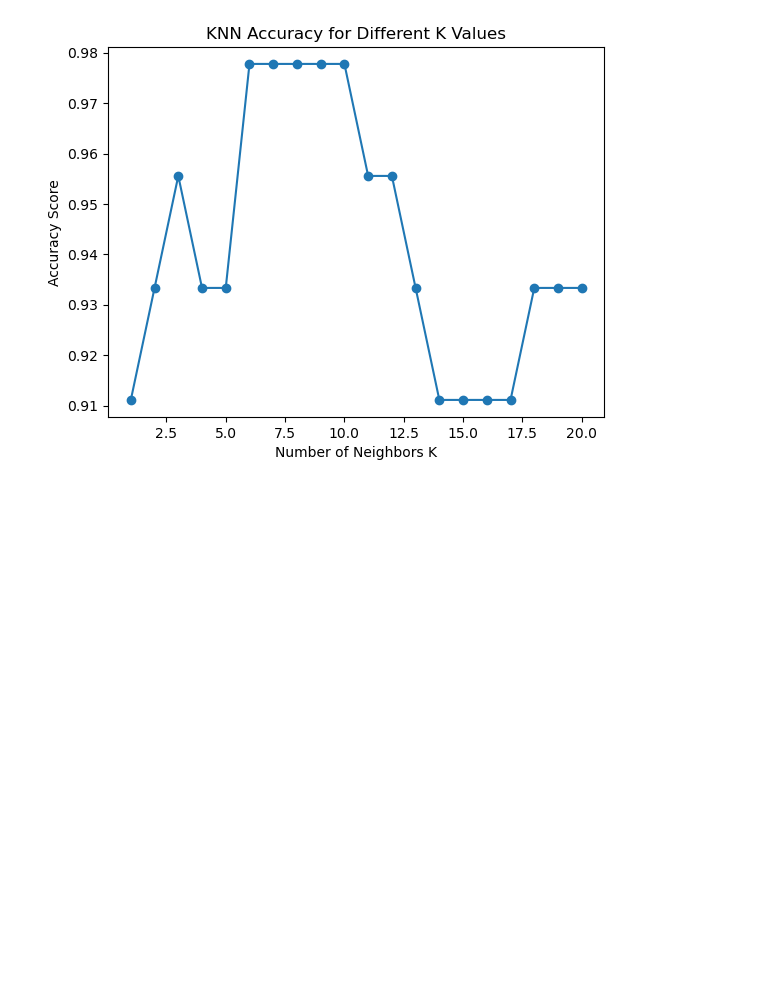
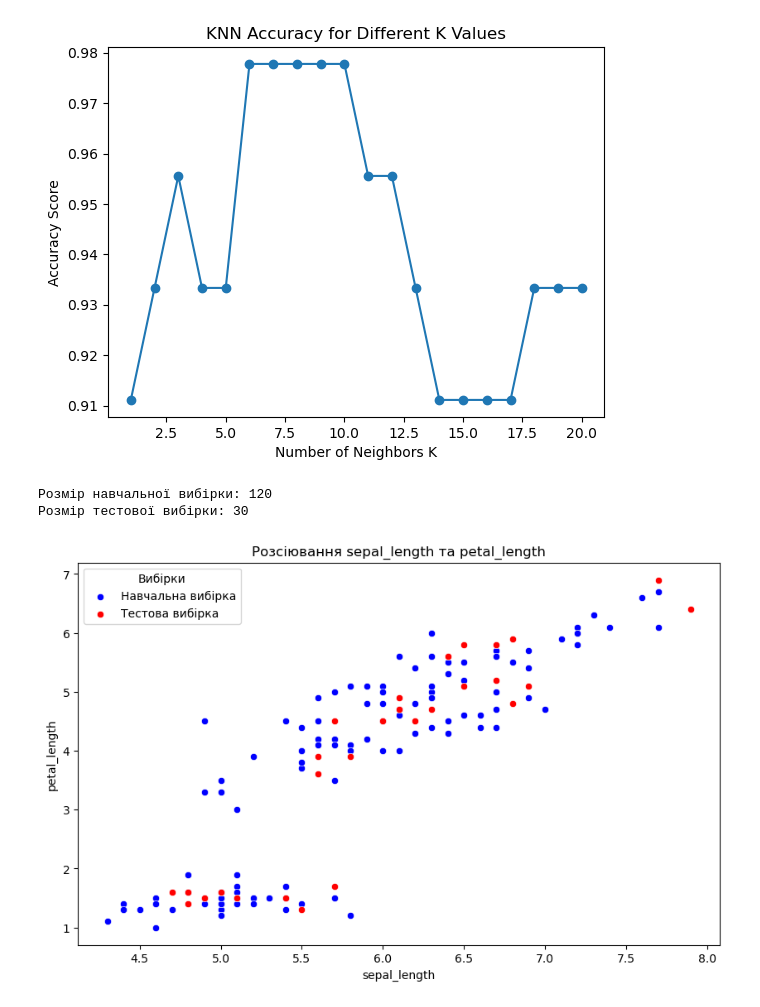
Before and after one commit to arsenstet/Lab3AI, a Jupyter notebook: lab3.ipynb, the cells around one changed output. Saved outputs shown, nothing was run; the diff lists cells and outputs as text; code cells hidden in the pictures; blank space fills up the shorter version.

```diff
--- a/lab3.ipynb
+++ b/lab3.ipynb
@@ -75,3 +75,44 @@ plt.show()
 
 Найкраще значення k = 6 , точність = 0.98
 [figure]
+# %%
+import pandas as pd
+import numpy as np
+from sklearn.datasets import load_iris
+from sklearn.model_selection import train_test_split
+import seaborn as sns
+import matplotlib.pyplot as plt
+
+# Завантажуємо набір даних Iris та створюємо DataFrame
+iris = load_iris()
+df = pd.DataFrame(iris.data, columns=iris.feature_names)
+
+# Визначаємо X та y
+X = df['sepal length (cm)']
+y = df['petal length (cm)']
+
+# Розділяємо на навчальну та тестову вибірки
+X_train, X_test, y_train, y_test = train_test_split(X, y, test_size=0.2, random_state=42)
+
+# Виводимо розмір вибірок
+print("Розмір навчальної вибірки:", X_train.shape[0])
+print("Розмір тестової вибірки:", X_test.shape[0])
+
+# Побудова графіку
+plt.figure(figsize=(10, 6))
+
+# Графік для навчальної вибірки
+sns.scatterplot(x=X_train, y=y_train, color='blue', label='Навчальна вибірка')
+
+# Графік для тестової вибірки
+sns.scatterplot(x=X_test, y=y_test, color='red', label='Тестова вибірка')
+
+plt.title('Розсіювання sepal_length та petal_length')
+plt.xlabel('sepal_length')
+plt.ylabel('petal_length')
+plt.legend(title='Вибірки')
+plt.show()
+# %% [output]
+Розмір навчальної вибірки: 120
+Розмір тестової вибірки: 30
+[figure, added]
```
